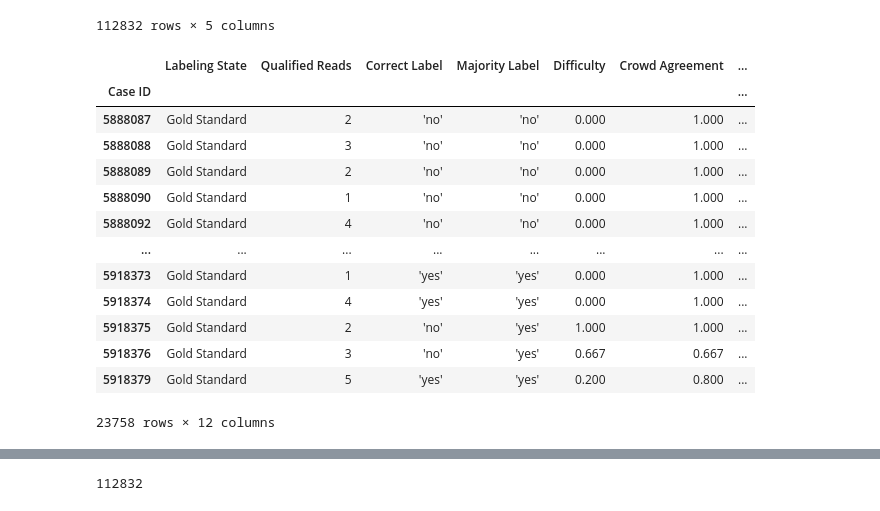
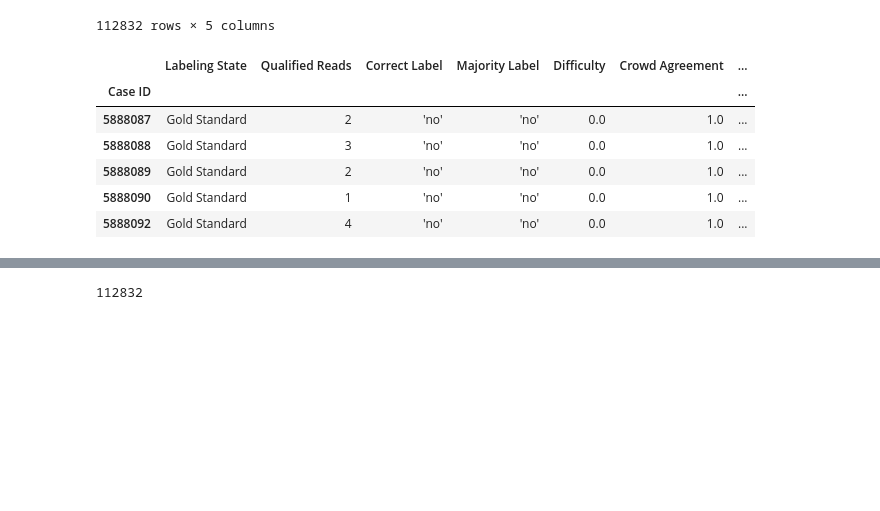
Before and after one commit to Pschnizer/OpenAvenues, a Jupyter notebook: Work.ipynb, the cells around one changed output, grey strips where cells are left out. Cells and saved outputs as stored; diff of their text form; code cells hidden in the pictures; blank space fills up the shorter version.

```diff
--- a/Work.ipynb
+++ b/Work.ipynb
@@ -434,7 +445,7 @@ indices = isolated.index.unique()
 isolated['ranking'] = ''
 for idx in indices:
     try:
-        if type(isolated.loc[idx]) == pd.core.frame.DataFrame:
+        if len(isolated.loc[[idx]]) > 1:
             for i in range(len(isolated.loc[idx])):
                 isolated.loc[idx, 'ranking'].iloc[i] = best_users.index(isolated.loc[idx, 'user_id'].iloc[i]) + 1
         else:
@@ -465,7 +493,7 @@ iso_clean
 filtered['Adjusted Label'] = '?'
 total_viewers = 0
 for prob_id in iso_clean.index.unique():
-    if type(iso_clean.loc[prob_id]) == pd.core.frame.DataFrame:
+    if len(iso_clean.loc[[prob_id]]) > 1:
         yes_votes = 0
         for i in range(len(iso_clean.loc[prob_id])//2):
             yes_votes += iso_clean.loc[prob_id,'chosen_answer'].iloc[i] == "['yes']"
@@ -483,22 +511,15 @@ for prob_id in iso_clean.index.unique():
         total_viewers += 1
 # %%
 filtered = filtered[filtered['Qualified Reads'] > 0]
-filtered
+filtered.head(5)
 # %% [output]
 |  | Labeling State | Qualified Reads | Correct Label | Majority Label | Difficulty | Crowd Agreement | ... |
 | Case ID |  |  |  |  |  |  | ... |
-| 5888087 | Gold Standard | 2 | 'no' | 'no' | 0.000 | 1.000 | ... |
-| 5888088 | Gold Standard | 3 | 'no' | 'no' | 0.000 | 1.000 | ... |
-| 5888089 | Gold Standard | 2 | 'no' | 'no' | 0.000 | 1.000 | ... |
-| 5888090 | Gold Standard | 1 | 'no' | 'no' | 0.000 | 1.000 | ... |
-| 5888092 | Gold Standard | 4 | 'no' | 'no' | 0.000 | 1.000 | ... |
-| ... | ... | ... | ... | ... | ... | ... | ... |
-| 5918373 | Gold Standard | 1 | 'yes' | 'yes' | 0.000 | 1.000 | ... |
-| 5918374 | Gold Standard | 4 | 'yes' | 'yes' | 0.000 | 1.000 | ... |
-| 5918375 | Gold Standard | 2 | 'no' | 'yes' | 1.000 | 1.000 | ... |
-| 5918376 | Gold Standard | 3 | 'no' | 'yes' | 0.667 | 0.667 | ... |
-| 5918379 | Gold Standard | 5 | 'yes' | 'yes' | 0.200 | 0.800 | ... |
+| 5888087 | Gold Standard | 2 | 'no' | 'no' | 0.0 | 1.0 | ... |
+| 5888088 | Gold Standard | 3 | 'no' | 'no' | 0.0 | 1.0 | ... |
+| 5888089 | Gold Standard | 2 | 'no' | 'no' | 0.0 | 1.0 | ... |
+| 5888090 | Gold Standard | 1 | 'no' | 'no' | 0.0 | 1.0 | ... |
+| 5888092 | Gold Standard | 4 | 'no' | 'no' | 0.0 | 1.0 | ... |
-23758 rows × 12 columns
 # %%
 original = reduced[reduced['Labeling State'] == 'Gold Standard']
 original = original[original['Qualified Reads'] > 0]
```
Also changed, not shown: parts of 21 cells of this notebook.
